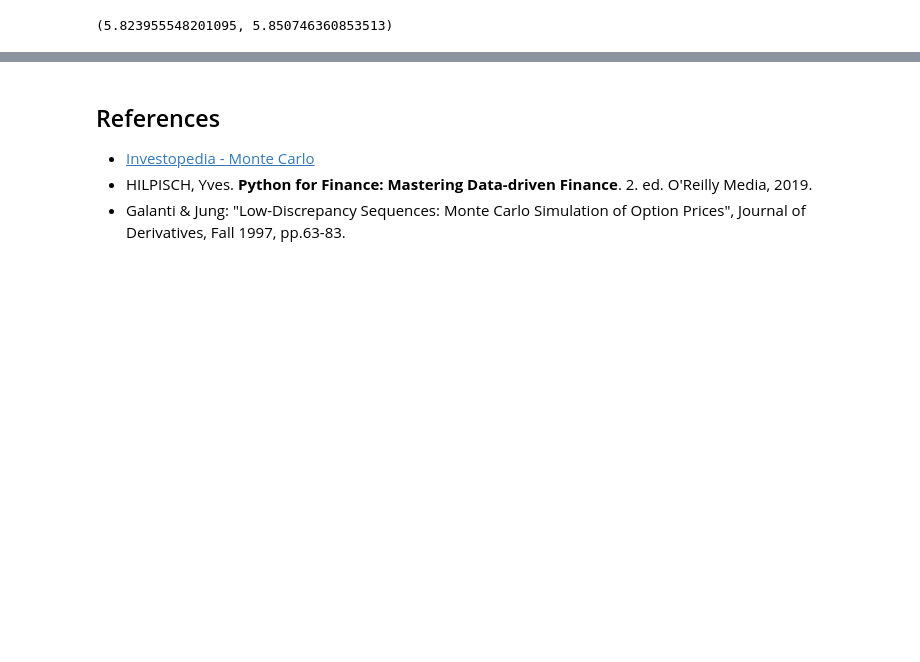
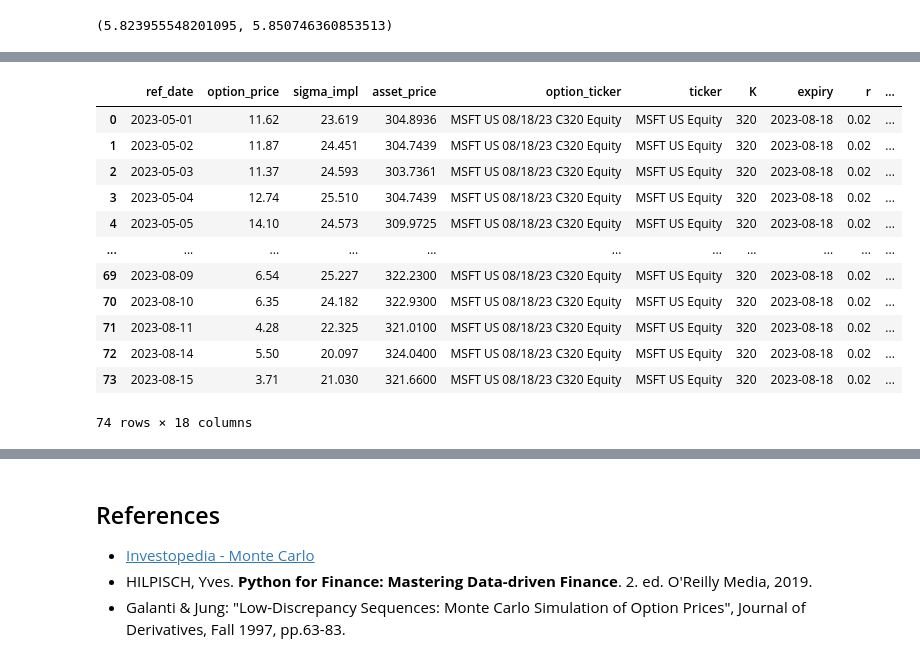
Before and after one commit to fbristotti/cqf, a Jupyter notebook: final/final.ipynb, the cells around one changed output, grey strips where cells are left out. Cells and saved outputs as stored; diff of their text form; code cells hidden in the pictures; blank space fills up the shorter version.

```diff
--- a/final/final.ipynb
+++ b/final/final.ipynb
@@ -657,0 +457,24 @@ np.mean(portfolio_pls), pl_theo
+# %%
+df_opt['call_option'] = df_opt.apply(lambda row: get_call(row.asset_price, row.sigma_impl/100.0, 0, row.r, row.K, row.t), axis=1)
+df_opt['D_call_option'] = df_opt.call_option - df_opt.call_option.shift(1)
+df_opt['D_sigma_impl'] = df_opt.sigma_impl - df_opt.sigma_impl.shift(1)
+df_opt['sqrt_t'] = np.sqrt(df_opt.t)
+df_opt['D_S'] = df_opt.asset_price - df_opt.asset_price.shift(1)
+df_opt['delta_bs'] = df_opt.apply(lambda row: get_delta(row.asset_price, row.sigma_impl/100.0, 0, row.r, row.K, row.t), axis=1)
+df_opt['vega_bs'] = df_opt.apply(lambda row: get_vega(row.asset_price, row.sigma_impl/100.0, 0, row.r, row.K, row.t), axis=1)
+df_opt['y_serie'] = df_opt.apply(lambda row: (row.sqrt_t * row.asset_price*(row.D_call_option - row.delta_bs*row.D_S))/(row.vega_bs*row.D_S), axis=1)
+df_opt
+# %% [output]
+|  | ref_date | option_price | sigma_impl | asset_price | option_ticker | ticker | K | expiry | r | ... |
+| 0 | 2023-05-01 | 11.62 | 23.619 | 304.8936 | MSFT US 08/18/23 C320 Equity | MSFT US Equity | 320 | 2023-08-18 | 0.02 | ... |
+| 1 | 2023-05-02 | 11.87 | 24.451 | 304.7439 | MSFT US 08/18/23 C320 Equity | MSFT US Equity | 320 | 2023-08-18 | 0.02 | ... |
+| 2 | 2023-05-03 | 11.37 | 24.593 | 303.7361 | MSFT US 08/18/23 C320 Equity | MSFT US Equity | 320 | 2023-08-18 | 0.02 | ... |
+| 3 | 2023-05-04 | 12.74 | 25.510 | 304.7439 | MSFT US 08/18/23 C320 Equity | MSFT US Equity | 320 | 2023-08-18 | 0.02 | ... |
+| 4 | 2023-05-05 | 14.10 | 24.573 | 309.9725 | MSFT US 08/18/23 C320 Equity | MSFT US Equity | 320 | 2023-08-18 | 0.02 | ... |
+| ... | ... | ... | ... | ... | ... | ... | ... | ... | ... | ... |
+| 69 | 2023-08-09 | 6.54 | 25.227 | 322.2300 | MSFT US 08/18/23 C320 Equity | MSFT US Equity | 320 | 2023-08-18 | 0.02 | ... |
+| 70 | 2023-08-10 | 6.35 | 24.182 | 322.9300 | MSFT US 08/18/23 C320 Equity | MSFT US Equity | 320 | 2023-08-18 | 0.02 | ... |
+| 71 | 2023-08-11 | 4.28 | 22.325 | 321.0100 | MSFT US 08/18/23 C320 Equity | MSFT US Equity | 320 | 2023-08-18 | 0.02 | ... |
+| 72 | 2023-08-14 | 5.50 | 20.097 | 324.0400 | MSFT US 08/18/23 C320 Equity | MSFT US Equity | 320 | 2023-08-18 | 0.02 | ... |
+| 73 | 2023-08-15 | 3.71 | 21.030 | 321.6600 | MSFT US 08/18/23 C320 Equity | MSFT US Equity | 320 | 2023-08-18 | 0.02 | ... |
+74 rows × 18 columns
```
Also changed, not shown: parts of 28 cells of this notebook, 6 other files.
